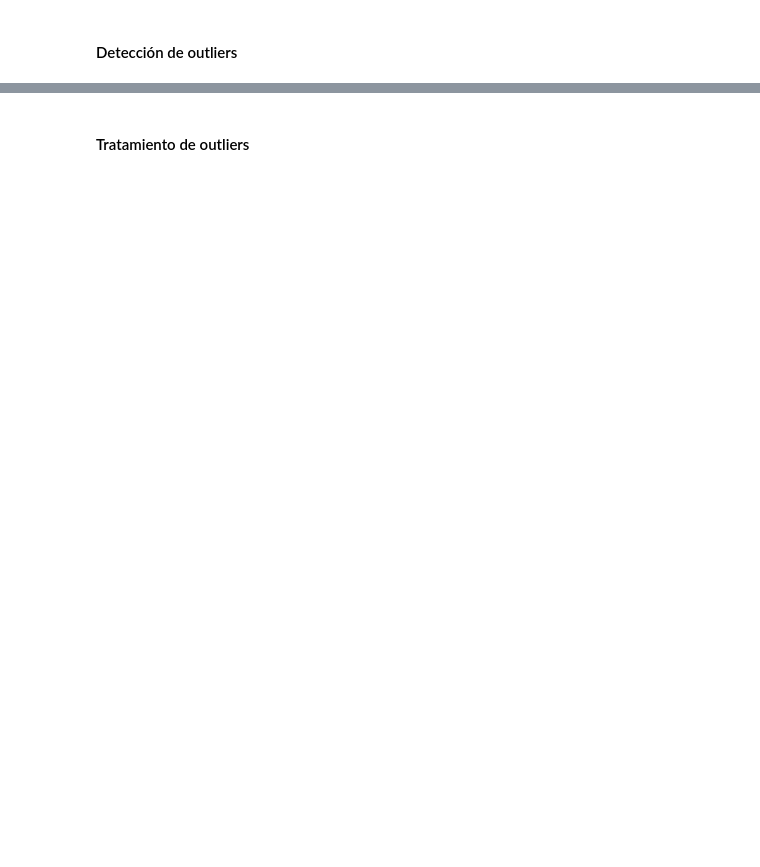
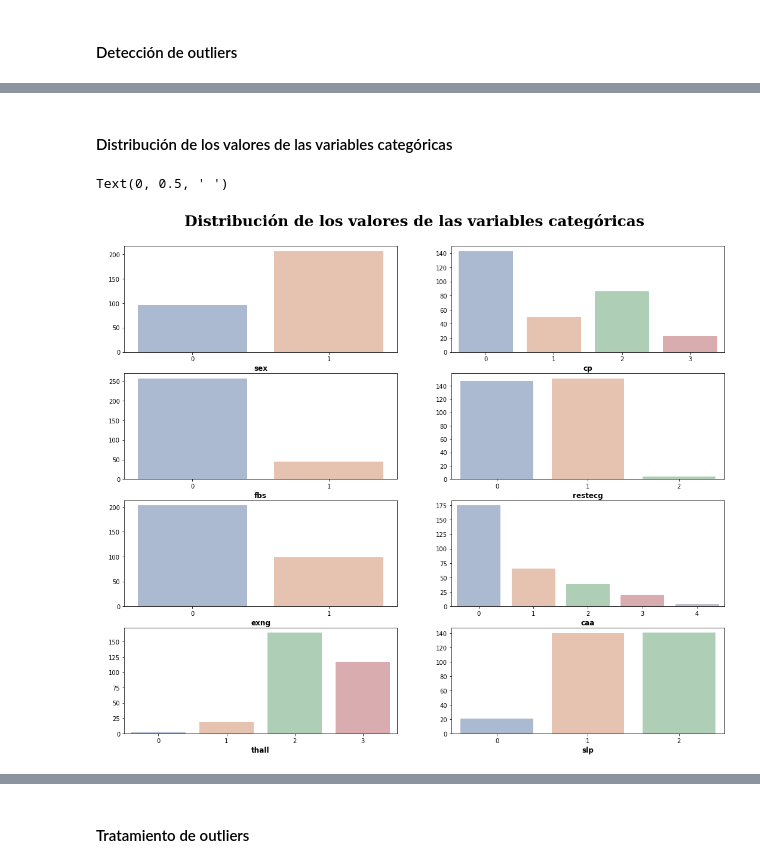
Before and after one commit to jaimesz11/Ataques_al_corazon-Clasificacion_y_analisis, a Jupyter notebook: Notebook/Notebook.ipynb, the cells around one changed output, grey strips where cells are left out. Saved outputs shown, nothing was run; the diff lists cells and outputs as text; code cells hidden in the pictures; blank space fills up the shorter version.

```diff
--- a/Notebook/Notebook.ipynb
+++ b/Notebook/Notebook.ipynb
@@ -136,0 +168,41 @@ plt.show()
+# %% [markdown]
+#### Distribución de los valores de las variables categóricas
+# %%
+fig, axs = plt.subplots(4, 2, figsize = (18, 15))
+
+fig.suptitle('Distribución de los valores de las variables categóricas', fontweight = 'bold', fontfamily='serif', fontsize = 25, y = 0.93)
+
+ax0 = sns.countplot(x = var_categoricas[0], data = df, palette = 'deep', alpha=.5, linewidth=0, ax = axs[0, 0])
+ax0.set_xlabel(var_categoricas[0], fontweight = 'bold', fontsize = 12)
+ax0.set_ylabel(" ")
+
+ax1 = sns.countplot(x = var_categoricas[1], data = df, palette = 'deep', alpha=.5, linewidth=0, ax = axs[0, 1])
+ax1.set_xlabel(var_categoricas[1], fontweight = 'bold', fontsize = 12)
+ax1.set_ylabel(" ")
+
+ax2 = sns.countplot(x = var_categoricas[2], data = df, palette = 'deep', alpha=.5, linewidth=0, ax = axs[1, 0])
+ax2.set_xlabel(var_categoricas[2], fontweight = 'bold', fontsize = 12)
+ax2.set_ylabel(" ")
+
+ax3 = sns.countplot(x = var_categoricas[3], data = df, palette = 'deep', alpha=.5, linewidth=0, ax = axs[1, 1])
+ax3.set_xlabel(var_categoricas[3], fontweight = 'bold', fontsize = 12)
+ax3.set_ylabel(" ")
+
+ax4 = sns.countplot(x = var_categoricas[4], data = df, palette = 'deep', alpha=.5, linewidth=0, ax = axs[2, 0])
+ax4.set_xlabel(var_categoricas[4], fontweight = 'bold', fontsize = 12)
+ax4.set_ylabel(" ")
+
+ax5 = sns.countplot(x = var_categoricas[5], data = df, palette = 'deep', alpha=.5, linewidth=0, ax = axs[2, 1])
+ax5.set_xlabel(var_categoricas[5], fontweight = 'bold', fontsize = 12)
+ax5.set_ylabel(" ")
+
+ax6 = sns.countplot(x = var_categoricas[6], data = df, palette = 'deep', alpha=.5, linewidth=0, ax = axs[3, 0])
+ax6.set_xlabel(var_categoricas[6], fontweight = 'bold', fontsize = 12)
+ax6.set_ylabel(" ")
+
+ax7 = sns.countplot(x = var_categoricas[7], data = df, palette = 'deep', alpha=.5, linewidth=0, ax = axs[3, 1])
+ax7.set_xlabel(var_categoricas[7], fontweight = 'bold', fontsize = 12)
+ax7.set_ylabel(" ")
+# %% [output]
+Text(0, 0.5, ' ')
+[figure, added]
```
Also changed, not shown: parts of 24 cells of this notebook.
